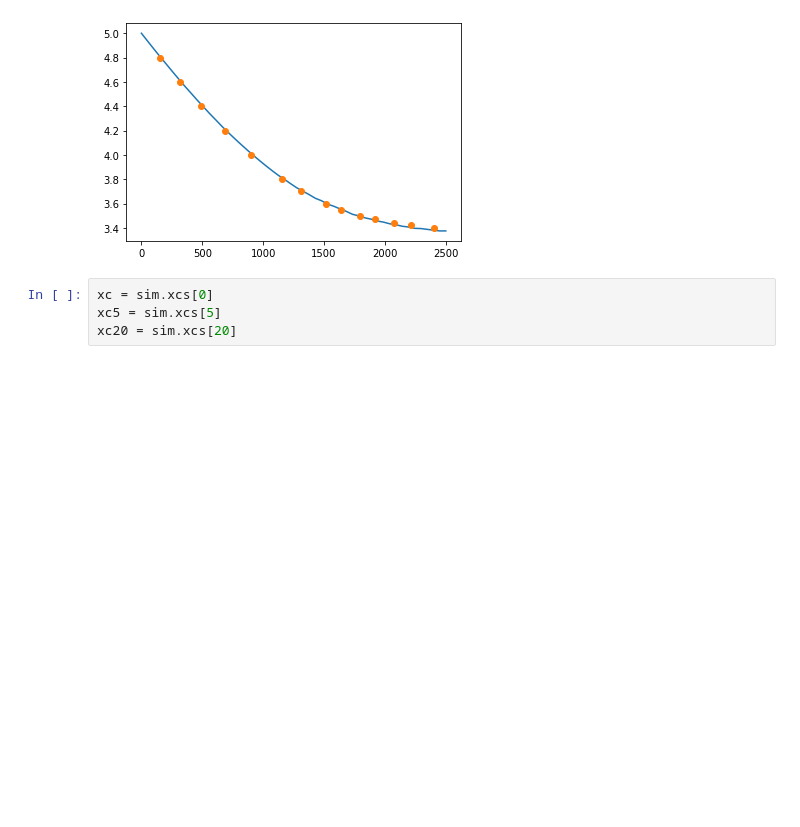
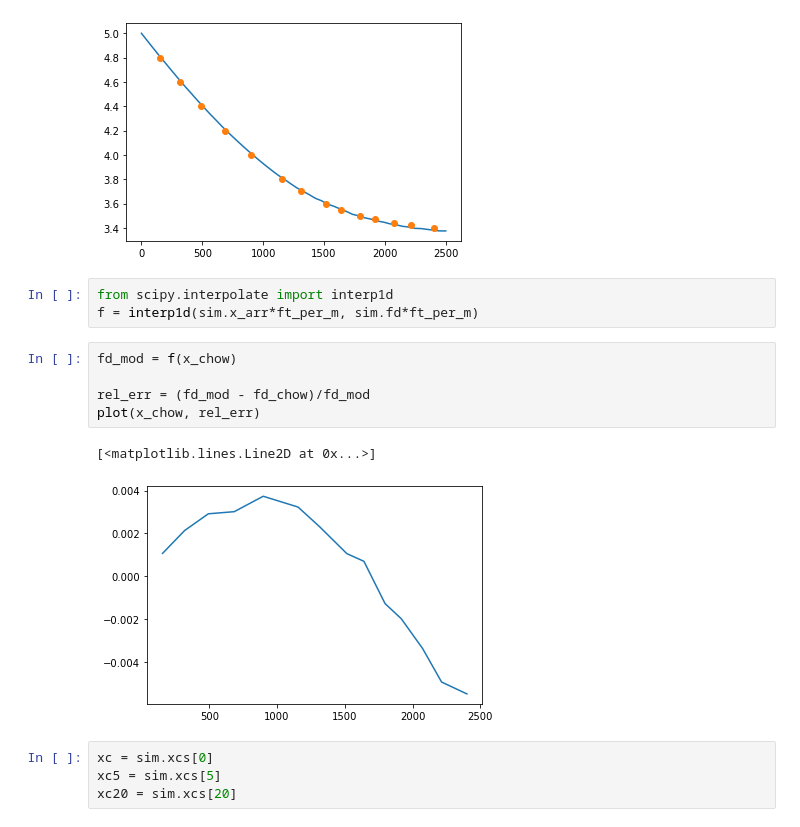
Before and after one commit to CovingtonResearchGroup/champ, a Jupyter notebook: champ/Examples/Chow-Benchmark-test.ipynb, the cells around one changed output. Cells and saved outputs as stored; diff of their text form; blank space fills up the shorter version.

```diff
--- a/champ/Examples/Chow-Benchmark-test.ipynb
+++ b/champ/Examples/Chow-Benchmark-test.ipynb
@@ -56,6 +56,17 @@ plot(x_chow, fd_chow, 'o')
 # %% [output]
 [<matplotlib.lines.Line2D at 0x...>]
 [figure]
+# %%
+from scipy.interpolate import interp1d
+f = interp1d(sim.x_arr*ft_per_m, sim.fd*ft_per_m)
+# %%
+fd_mod = f(x_chow)
+
+rel_err = (fd_mod - fd_chow)/fd_mod
+plot(x_chow, rel_err)
+# %% [output]
+[<matplotlib.lines.Line2D at 0x...>]
+[figure, added]
 # %%
 xc = sim.xcs[0]
 xc5 = sim.xcs[5]
```
